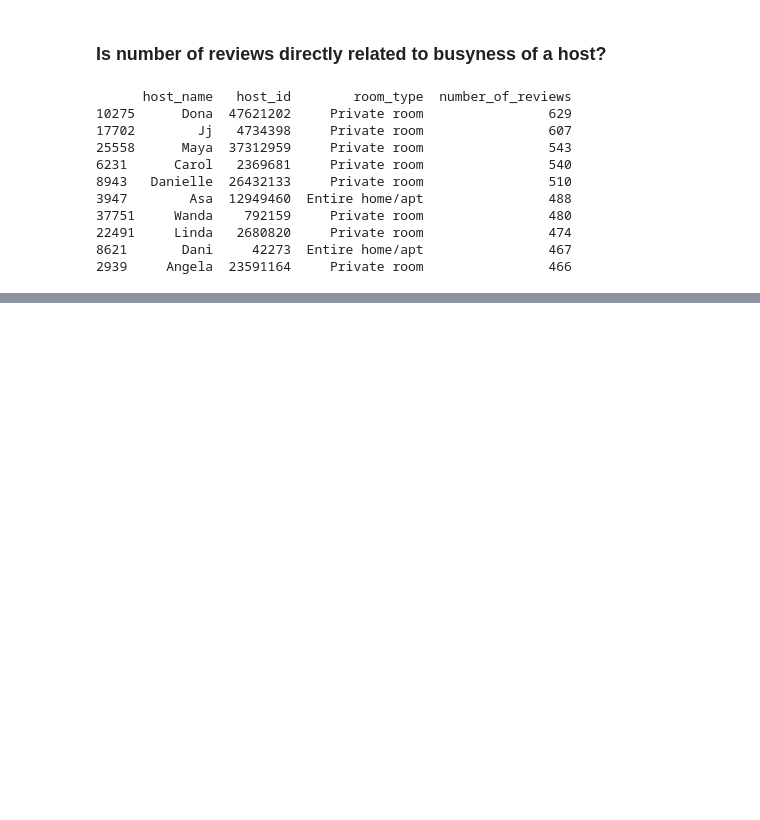
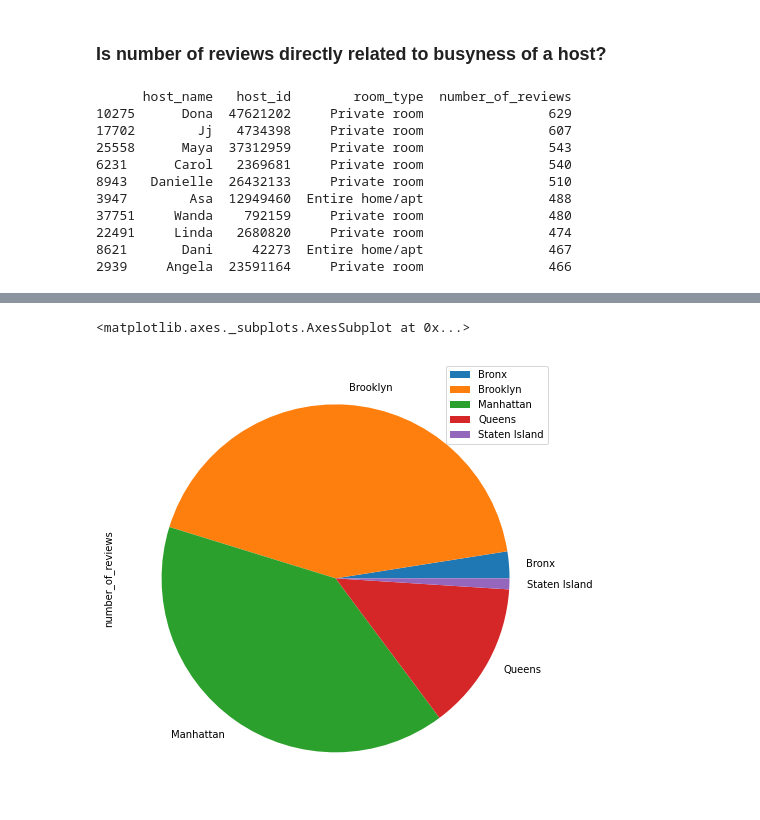
Before and after one commit to AshutoshKumarDubey/EDA_Capstone_Project_Airbnb, a Jupyter notebook: EDA_Airbnb_Bookings_Analysis_By_Ashutosh_Kumar_Dubey.ipynb, the cells around one changed output, grey strips where cells are left out. Drawn from its saved outputs; the diff is of its cells as text; code cells hidden in the pictures; blank space fills up the shorter version.

```diff
--- a/EDA_Airbnb_Bookings_Analysis_By_Ashutosh_Kumar_Dubey.ipynb
+++ b/EDA_Airbnb_Bookings_Analysis_By_Ashutosh_Kumar_Dubey.ipynb
@@ -497,0 +577,4 @@ print(Busiest_Hosts_Basis_Reviews)
+# %%
+# Counting traffic in terms of total number of reviews across all neighbourhood_group using groupby
+Total_Reviews_By_Location=df.groupby("neighbourhood_group")["number_of_reviews"].sum().sort_values(ascending=False).reset_index()
+Total_Reviews_By_Location
@@ -497,0 +588,6 @@ print(Busiest_Hosts_Basis_Reviews)
+# %%
+#Plotting a pie chart for the
+Total_Reviews_By_Location.groupby(['neighbourhood_group']).sum().plot(kind='pie', y='number_of_reviews',figsize=(10,8))
+# %% [output]
+<matplotlib.axes._subplots.AxesSubplot at 0x...>
+[figure, added]
```
Also changed, not shown: parts of 14 cells of this notebook.
